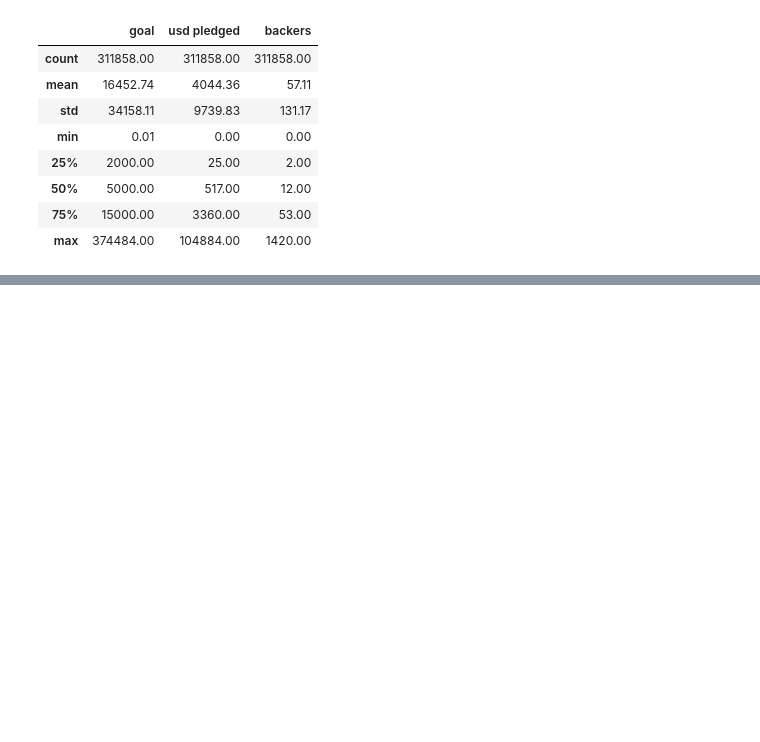
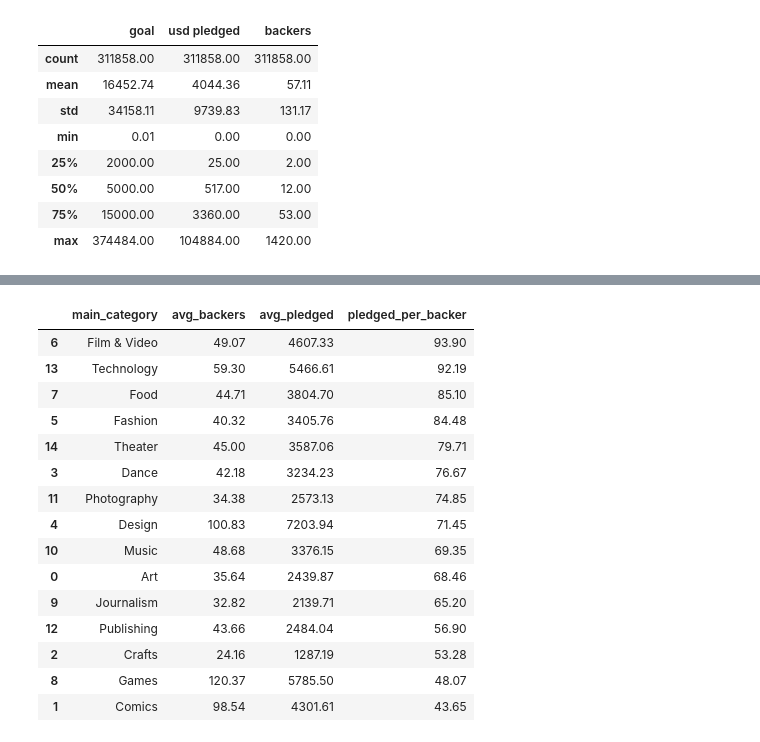
Before and after one commit to Skipper1284/Kickstarter_Dataset_Study_Project, a Jupyter notebook: Python/Kickstarter_Notebook.ipynb, the cells around one changed output, grey strips where cells are left out. Saved outputs shown, nothing was run; the diff lists cells and outputs as text; code cells hidden in the pictures; blank space fills up the shorter version.

```diff
--- a/Python/Kickstarter_Notebook.ipynb
+++ b/Python/Kickstarter_Notebook.ipynb
@@ -95,0 +184,35 @@ df[['goal','usd pledged','backers']].describe()
+# %%
+# Анализ "качества" спонсоров по категориям
+
+df_backer_q = df[['main_category','usd pledged', 'backers']]
+df_backer_q = df_backer_q.groupby('main_category', as_index=False).agg(
+    avg_backers = ('backers', 'mean'),
+    avg_pledged = ('usd pledged', 'mean'),
+)
+df_backer_q['pledged_per_backer'] = (df_backer_q['avg_pledged'] / df_backer_q['avg_backers']).fillna(0)
+
+df_backer_q = df_backer_q.sort_values('pledged_per_backer', ascending=False)
+df_backer_q
+
+# Вывод:
+# В категориях "Фильмы и видео" и "Технологии" спонсоры готовы вкладывать наибольшее кол-во средств, в данных категориях приходится более $90 на одного спонсора.
+# В категориях "Игры" и "Комиксы" спонсор, в среднем, готов вложить не более $50, что является наименьшим показателем из всех категорий.
+# Стоит также отметить пропорциональное изменение среднего кол-ва спонсоров между высшей и низшей категорией данного рейтинга,
+# этот факт приблизительно уравновешивает итоговое среднее кол-во привлеченных средств.
+# %% [output]
+|  | main_category | avg_backers | avg_pledged | pledged_per_backer |
+| 6 | Film & Video | 49.07 | 4607.33 | 93.90 |
+| 13 | Technology | 59.30 | 5466.61 | 92.19 |
+| 7 | Food | 44.71 | 3804.70 | 85.10 |
+| 5 | Fashion | 40.32 | 3405.76 | 84.48 |
+| 14 | Theater | 45.00 | 3587.06 | 79.71 |
+| 3 | Dance | 42.18 | 3234.23 | 76.67 |
+| 11 | Photography | 34.38 | 2573.13 | 74.85 |
+| 4 | Design | 100.83 | 7203.94 | 71.45 |
+| 10 | Music | 48.68 | 3376.15 | 69.35 |
+| 0 | Art | 35.64 | 2439.87 | 68.46 |
+| 9 | Journalism | 32.82 | 2139.71 | 65.20 |
+| 12 | Publishing | 43.66 | 2484.04 | 56.90 |
+| 2 | Crafts | 24.16 | 1287.19 | 53.28 |
+| 8 | Games | 120.37 | 5785.50 | 48.07 |
+| 1 | Comics | 98.54 | 4301.61 | 43.65 |
```
Also changed, not shown: parts of 14 cells of this notebook.
